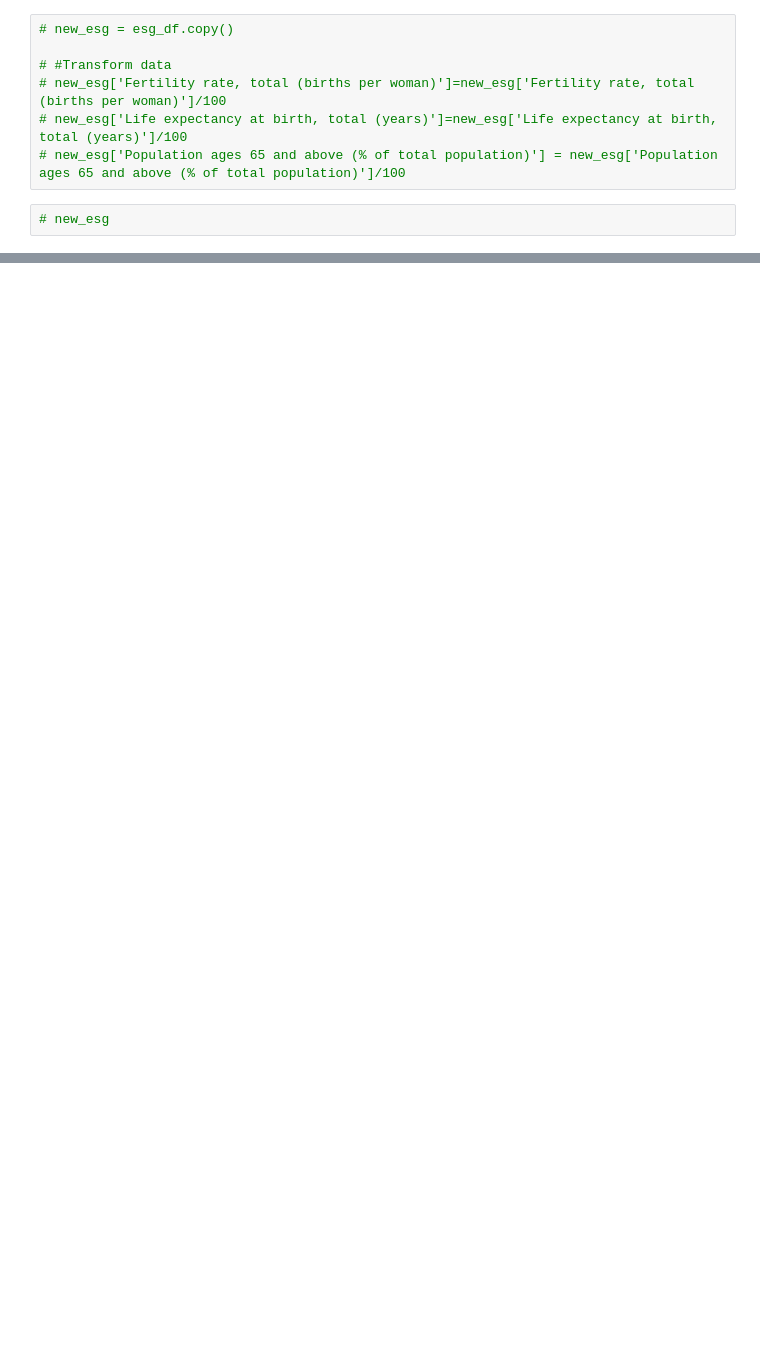
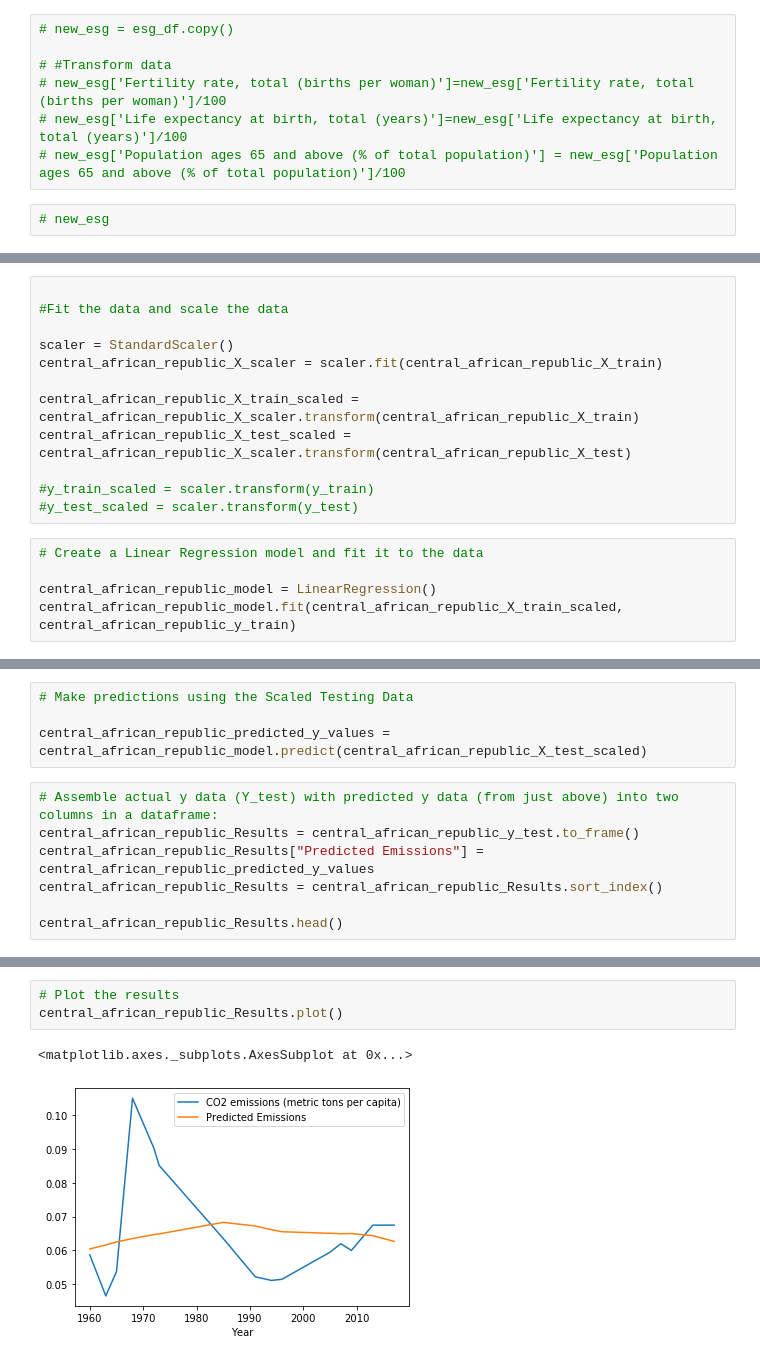
Before and after one commit to mws1395/Project2, a Jupyter notebook: ESG_Project_2.ipynb, the cells around one changed output, grey strips where cells are left out. Drawn from its saved outputs; the diff is of its cells as text; blank space fills up the shorter version.

```diff
--- a/ESG_Project_2.ipynb
+++ b/ESG_Project_2.ipynb
@@ -218,0 +284,17 @@ In-sample Root Mean Squared Error (RMSE): 0.6002202472627489
+# %%
+
+#Fit the data and scale the data
+
+scaler = StandardScaler()
+central_african_republic_X_scaler = scaler.fit(central_african_republic_X_train)
+
+central_african_republic_X_train_scaled = central_african_republic_X_scaler.transform(central_african_republic_X_train)
+central_african_republic_X_test_scaled = central_african_republic_X_scaler.transform(central_african_republic_X_test)
+
+#y_train_scaled = scaler.transform(y_train)
+#y_test_scaled = scaler.transform(y_test)
+# %%
+# Create a Linear Regression model and fit it to the data
+
+central_african_republic_model = LinearRegression()
+central_african_republic_model.fit(central_african_republic_X_train_scaled, central_african_republic_y_train)
@@ -218,0 +303,11 @@ In-sample Root Mean Squared Error (RMSE): 0.6002202472627489
+# %%
+# Make predictions using the Scaled Testing Data
+
+central_african_republic_predicted_y_values = central_african_republic_model.predict(central_african_republic_X_test_scaled)
+# %%
+# Assemble actual y data (Y_test) with predicted y data (from just above) into two columns in a dataframe:
+central_african_republic_Results = central_african_republic_y_test.to_frame()
+central_african_republic_Results["Predicted Emissions"] = central_african_republic_predicted_y_values
+central_african_republic_Results = central_african_republic_Results.sort_index()
+
+central_african_republic_Results.head()
@@ -218,0 +322,6 @@ In-sample Root Mean Squared Error (RMSE): 0.6002202472627489
+# %%
+# Plot the results
+central_african_republic_Results.plot()
+# %% [output]
+<matplotlib.axes._subplots.AxesSubplot at 0x...>
+[figure, added]
```
Also changed, not shown: parts of 119 cells of this notebook.
